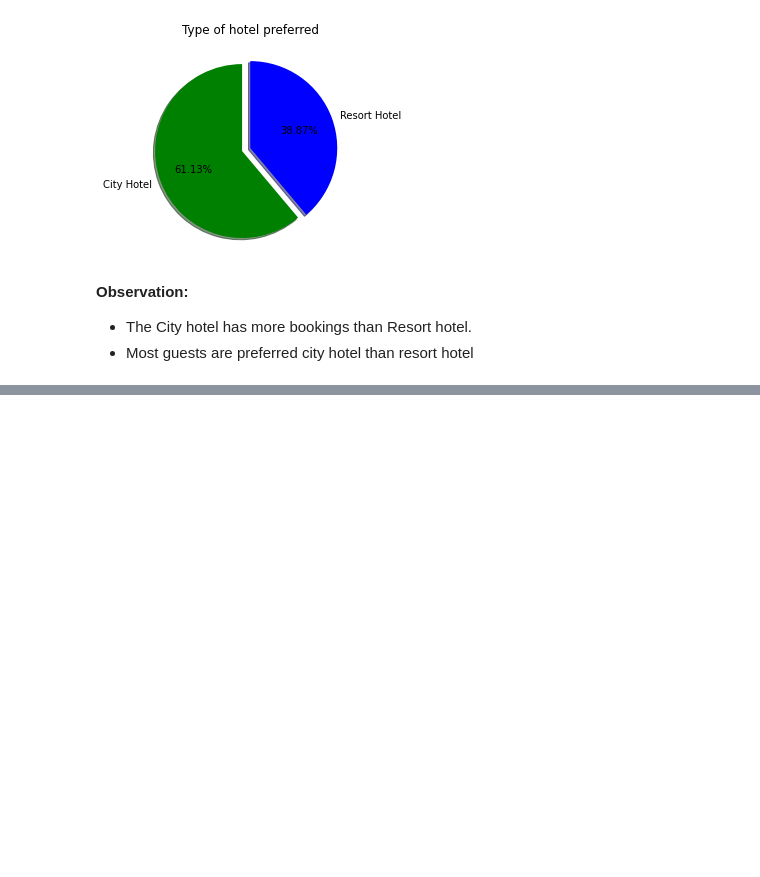
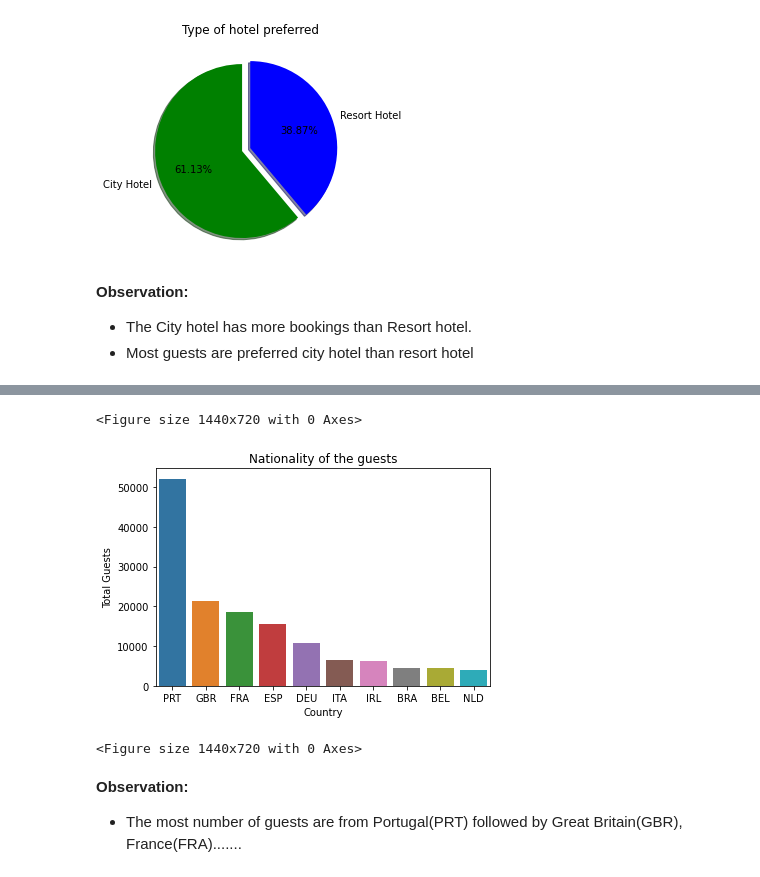
Before and after one commit to SabirAjmal10/Hotel-Booking-Analysis-EDA-Capstone-Project, a Jupyter notebook: Hotel_Booking_Analysis_Capstone_Project.ipynb, the cells around one changed output, grey strips where cells are left out. Cells and saved outputs as stored; diff of their text form; code cells hidden in the pictures; blank space fills up the shorter version.

```diff
--- a/Hotel_Booking_Analysis_Capstone_Project.ipynb
+++ b/Hotel_Booking_Analysis_Capstone_Project.ipynb
@@ -295,0 +383,5 @@ Text(0.5, 1.0, 'Hotel in Cancel Situation')
+# %%
+# Finding out the nationality of the maximum number of guests.
+df = df.groupby(["country"])["total_guests"].sum().sort_values(ascending = False)[:10]
+df= df.reset_index().rename(columns = {"country" : "Country", "total_guests" : "Total Guests"})
+df
@@ -295,0 +400,13 @@ Text(0.5, 1.0, 'Hotel in Cancel Situation')
+# %%
+# Plotting the graph of the nationality table in order to drive the insights.
+plt.title("Nationality of the guests")
+sns.barplot(x = "Country", y = 'Total Guests', data = df)
+plt.figure(figsize = (20,10))
+# %% [output]
+<Figure size 1440x720 with 0 Axes>
+[figure, added]
+<Figure size 1440x720 with 0 Axes>
+# %% [markdown]
+**Observation:**
+
+- The most number of guests are from Portugal(PRT) followed by Great Britain(GBR), France(FRA).......
```
Also changed, not shown: parts of 21 cells of this notebook.
